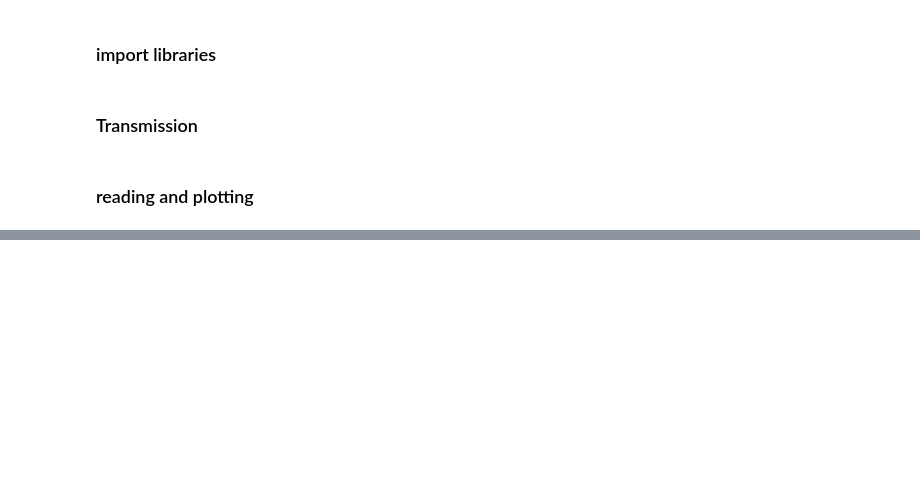
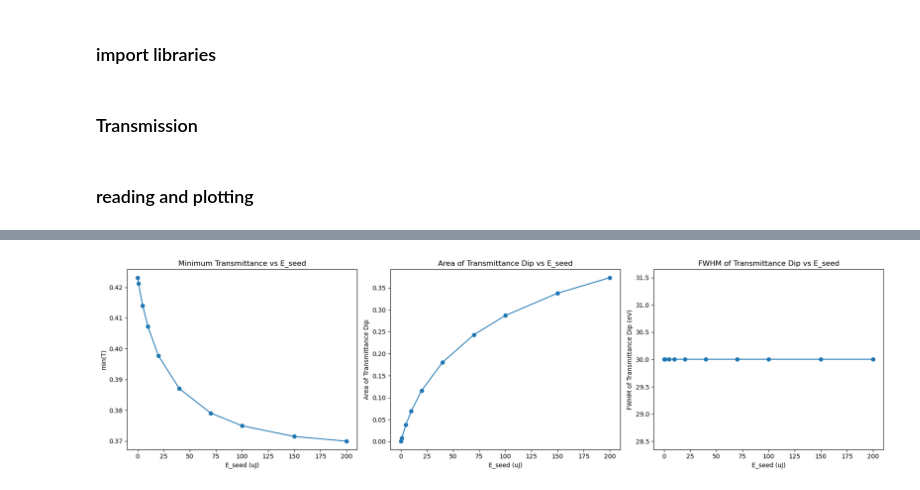
Before and after one commit to P4GAN/Cu-RSA-XFEL-Simulation, a Jupyter notebook: notebooks/plot-mono-transmittance-vs-intensity.ipynb, the cells around one changed output, grey strips where cells are left out. Cells and saved outputs as stored; diff of their text form; code cells hidden in the pictures; blank space fills up the shorter version.

```diff
--- a/notebooks/plot-mono-transmittance-vs-intensity.ipynb
+++ b/notebooks/plot-mono-transmittance-vs-intensity.ipynb
@@ -187,3 +187,27 @@ for E_seed_value, (energy_values, T_values) in transmittance_dict.items():
 
     area_T.append(np.trapz(dip, energy_values))
     FWHM_T.append(tools.find_fwhm(energy_values, dip))
+# %%
+# Plot min_T, area_T, and FWHM_T as functions of E_seed_values in 3 subplots
+fig, axs = plt.subplots(1, 3, figsize=(18, 5))
+
+axs[0].plot(E_seed_values, min_T, marker='o')
+axs[0].set_xlabel('E_seed (uJ)')
+axs[0].set_ylabel('min(T)')
+axs[0].set_title('Minimum Transmittance vs E_seed')
+
+axs[1].plot(E_seed_values, area_T, marker='o')
+axs[1].set_xlabel('E_seed (uJ)')
+axs[1].set_ylabel('Area of Transmittance Dip')
+axs[1].set_title('Area of Transmittance Dip vs E_seed')
+
+axs[2].plot(E_seed_values, FWHM_T, marker='o')
+axs[2].set_xlabel('E_seed (uJ)')
+axs[2].set_ylabel('FWHM of Transmittance Dip (eV)')
+axs[2].set_title('FWHM of Transmittance Dip vs E_seed')
+
+plt.tight_layout()
+plt.savefig(figs_path + '/transmittance_metrics_vs_E_seed.pdf')
+plt.show()
+# %% [output]
+[figure, added]
```
Also changed, not shown: parts of 1 cell of this notebook, 1 other file.
